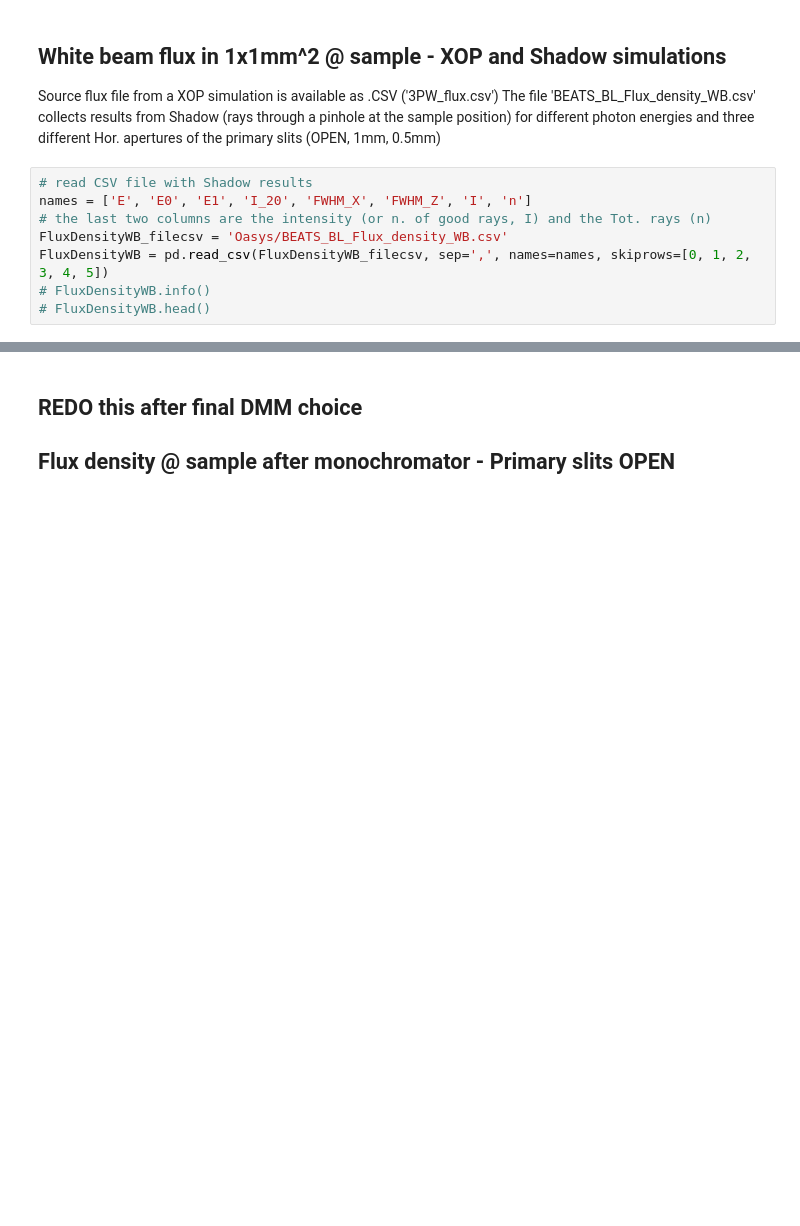
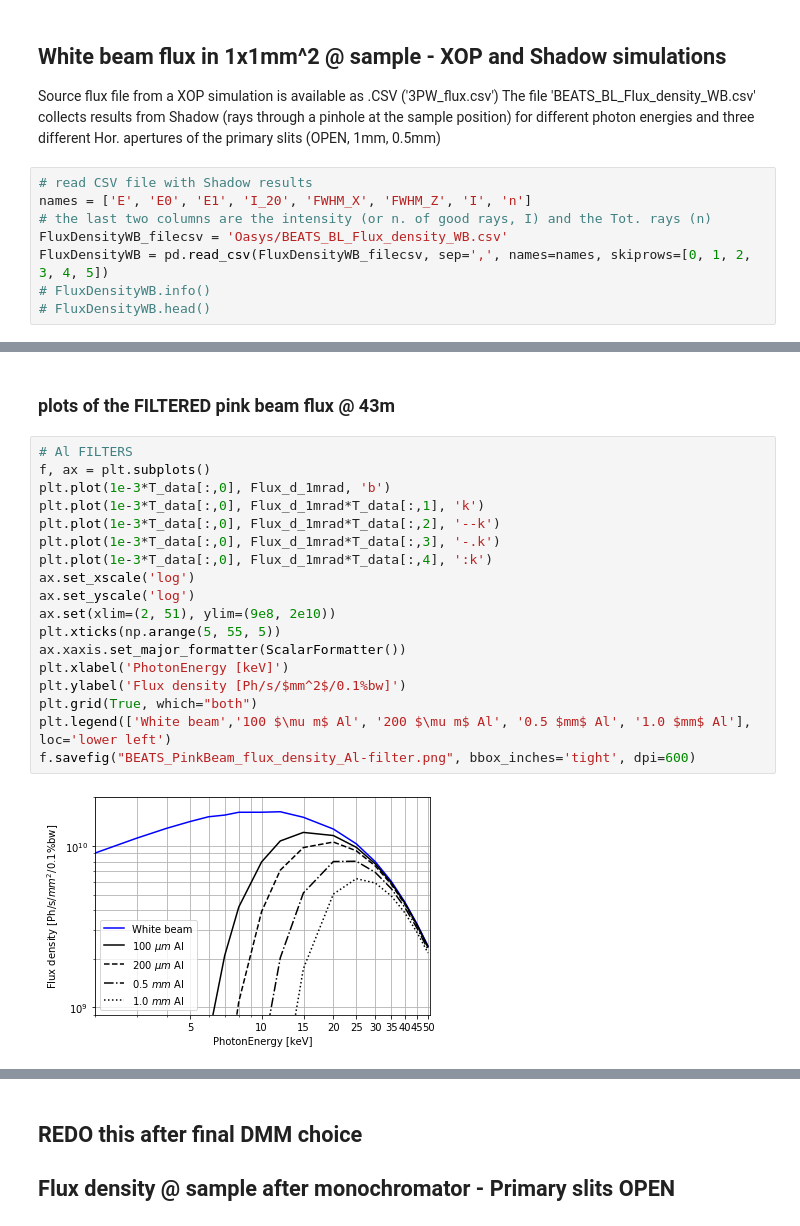
Before and after one commit to gianthk/BEATS_raytracing, a Jupyter notebook: BEATS_TDR-Chapter_07f_Optics_Raytracing-Flux_density.ipynb, the cells around one changed output, grey strips where cells are left out. Drawn from its saved outputs; the diff is of its cells as text; blank space fills up the shorter version.

```diff
--- a/BEATS_TDR-Chapter_07f_Optics_Raytracing-Flux_density.ipynb
+++ b/BEATS_TDR-Chapter_07f_Optics_Raytracing-Flux_density.ipynb
@@ -73,0 +107,22 @@ plt.legend(['Primary slits OPEN (1mrad)', 'Primary slits @ 1mm', 'Primary slits
+# %% [markdown]
+### plots of the FILTERED pink beam flux @ 43m
+# %%
+# Al FILTERS
+f, ax = plt.subplots()
+plt.plot(1e-3*T_data[:,0], Flux_d_1mrad, 'b')
+plt.plot(1e-3*T_data[:,0], Flux_d_1mrad*T_data[:,1], 'k')
+plt.plot(1e-3*T_data[:,0], Flux_d_1mrad*T_data[:,2], '--k')
+plt.plot(1e-3*T_data[:,0], Flux_d_1mrad*T_data[:,3], '-.k')
+plt.plot(1e-3*T_data[:,0], Flux_d_1mrad*T_data[:,4], ':k')
+ax.set_xscale('log')
+ax.set_yscale('log')
+ax.set(xlim=(2, 51), ylim=(9e8, 2e10))
+plt.xticks(np.arange(5, 55, 5))
+ax.xaxis.set_major_formatter(ScalarFormatter())
+plt.xlabel('PhotonEnergy [keV]')
+plt.ylabel('Flux density [Ph/s/$mm^2$/0.1%bw]')
+plt.grid(True, which="both")
+plt.legend(['White beam','100 $\mu m$ Al', '200 $\mu m$ Al', '0.5 $mm$ Al', '1.0 $mm$ Al'], loc='lower left')
+f.savefig("BEATS_PinkBeam_flux_density_Al-filter.png", bbox_inches='tight', dpi=600)
+# %% [output]
+[figure, added]
```
Also changed, not shown: parts of 13 cells of this notebook, 24 other files.
